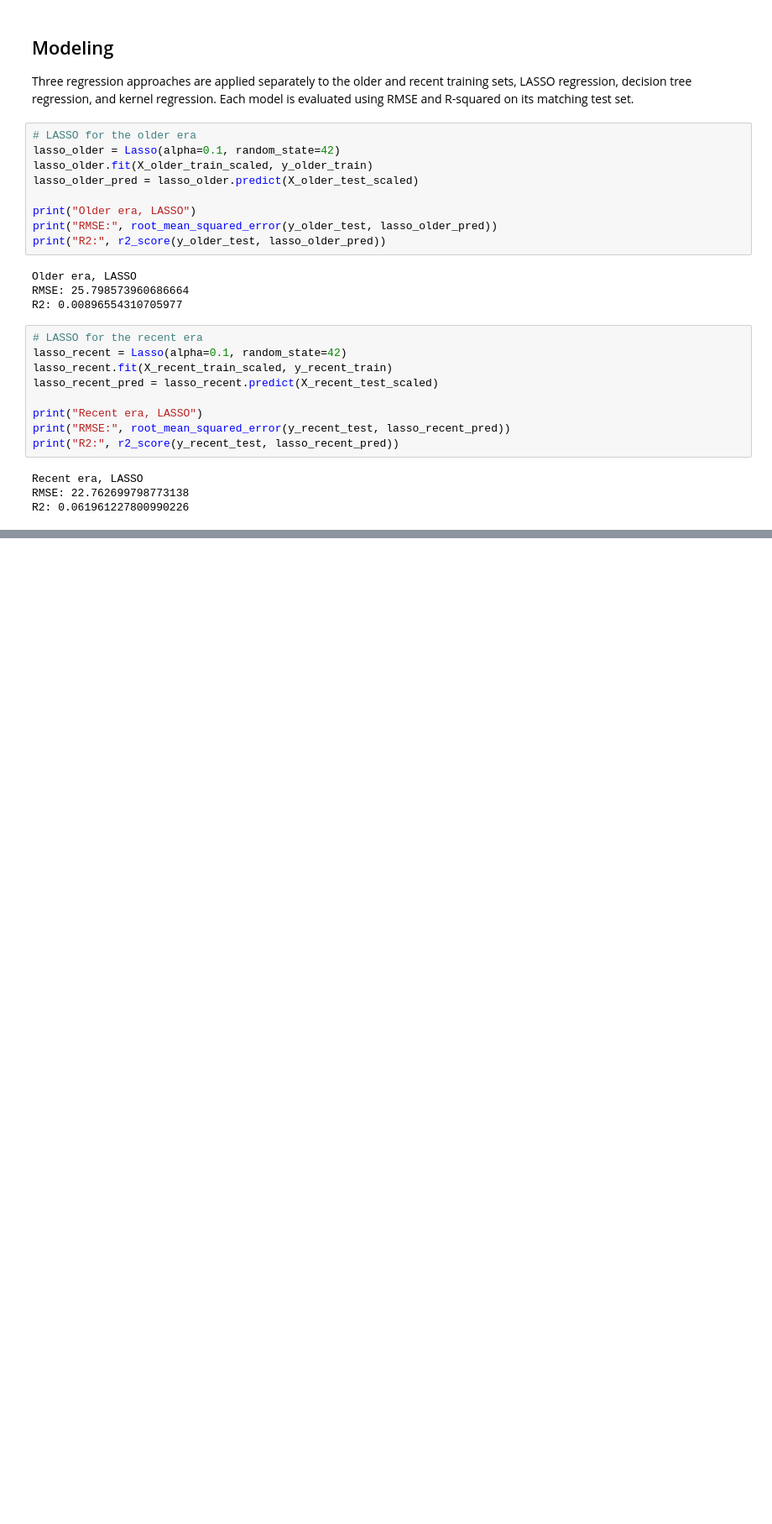
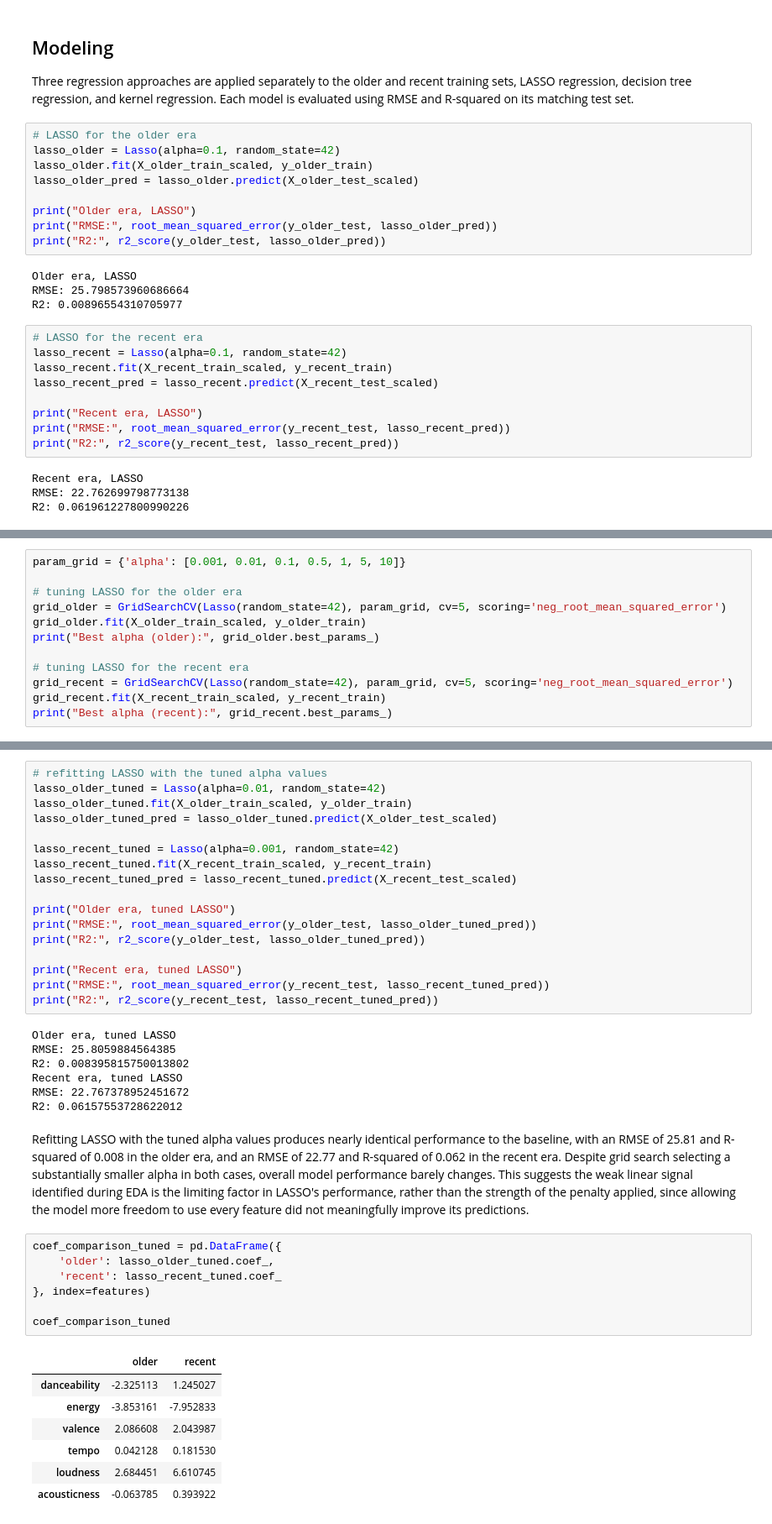
Before and after one commit to vipphan/spotify-capstone, a Jupyter notebook: spotify_capstone.ipynb, the cells around one changed output, grey strips where cells are left out. Shown at 84% size. Cells and saved outputs as stored; diff of their text form; blank space fills up the shorter version.

Commit message:
modeling for 2nd q done, need to do for 1st q

```diff
--- a/spotify_capstone.ipynb
+++ b/spotify_capstone.ipynb
@@ -686,0 +748,12 @@ R2: 0.061961227800990226
+# %%
+param_grid = {'alpha': [0.001, 0.01, 0.1, 0.5, 1, 5, 10]}
+
+# tuning LASSO for the older era
+grid_older = GridSearchCV(Lasso(random_state=42), param_grid, cv=5, scoring='neg_root_mean_squared_error')
+grid_older.fit(X_older_train_scaled, y_older_train)
+print("Best alpha (older):", grid_older.best_params_)
+
+# tuning LASSO for the recent era
+grid_recent = GridSearchCV(Lasso(random_state=42), param_grid, cv=5, scoring='neg_root_mean_squared_error')
+grid_recent.fit(X_recent_train_scaled, y_recent_train)
+print("Best alpha (recent):", grid_recent.best_params_)
@@ -686,0 +770,49 @@ R2: 0.061961227800990226
+# %%
+# refitting LASSO with the tuned alpha values
+lasso_older_tuned = Lasso(alpha=0.01, random_state=42)
+lasso_older_tuned.fit(X_older_train_scaled, y_older_train)
+lasso_older_tuned_pred = lasso_older_tuned.predict(X_older_test_scaled)
+
+lasso_recent_tuned = Lasso(alpha=0.001, random_state=42)
+lasso_recent_tuned.fit(X_recent_train_scaled, y_recent_train)
+lasso_recent_tuned_pred = lasso_recent_tuned.predict(X_recent_test_scaled)
+
+print("Older era, tuned LASSO")
+print("RMSE:", root_mean_squared_error(y_older_test, lasso_older_tuned_pred))
+print("R2:", r2_score(y_older_test, lasso_older_tuned_pred))
+
+print("Recent era, tuned LASSO")
+print("RMSE:", root_mean_squared_error(y_recent_test, lasso_recent_tuned_pred))
+print("R2:", r2_score(y_recent_test, lasso_recent_tuned_pred))
+# %% [output]
+Older era, tuned LASSO
+RMSE: 25.8059884564385
+R2: 0.008395815750013802
+Recent era, tuned LASSO
+RMSE: 22.767378952451672
+R2: 0.06157553728622012
+# %% [markdown]
+Refitting LASSO with the tuned alpha values produces nearly identical
+performance to the baseline, with an RMSE of 25.81 and R-squared of
+0.008 in the older era, and an RMSE of 22.77 and R-squared of 0.062 in
+the recent era. Despite grid search selecting a substantially smaller
+alpha in both cases, overall model performance barely changes. This
+suggests the weak linear signal identified during EDA is the limiting
+factor in LASSO's performance, rather than the strength of the penalty
+applied, since allowing the model more freedom to use every feature did
+not meaningfully improve its predictions.
+# %%
+coef_comparison_tuned = pd.DataFrame({
+    'older': lasso_older_tuned.coef_,
+    'recent': lasso_recent_tuned.coef_
+}, index=features)
+
+coef_comparison_tuned
+# %% [output]
+|  | older | recent |
+| danceability | -2.325113 | 1.245027 |
+| energy | -3.853161 | -7.952833 |
+| valence | 2.086608 | 2.043987 |
+| tempo | 0.042128 | 0.181530 |
+| loudness | 2.684451 | 6.610745 |
+| acousticness | -0.063785 | 0.393922 |
```
Also changed, not shown: parts of 37 cells of this notebook.
